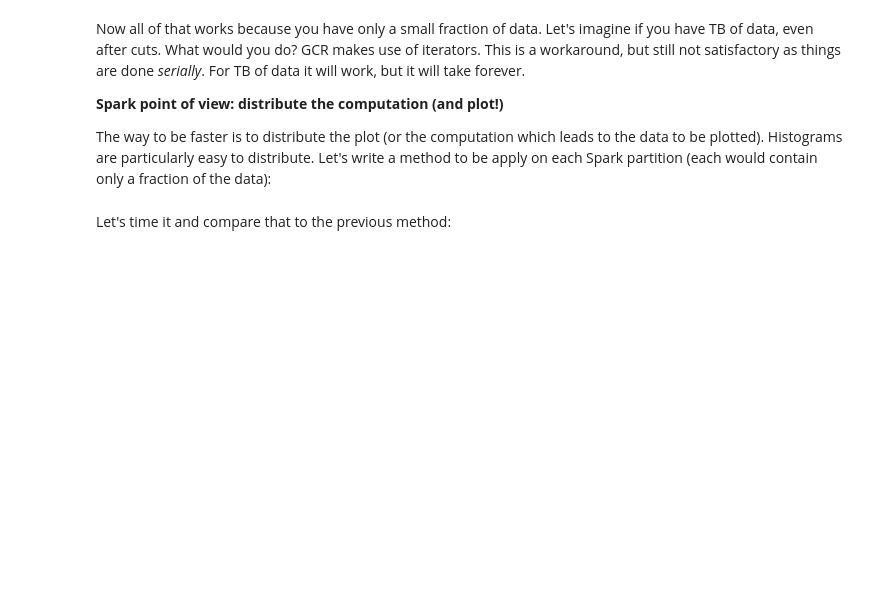
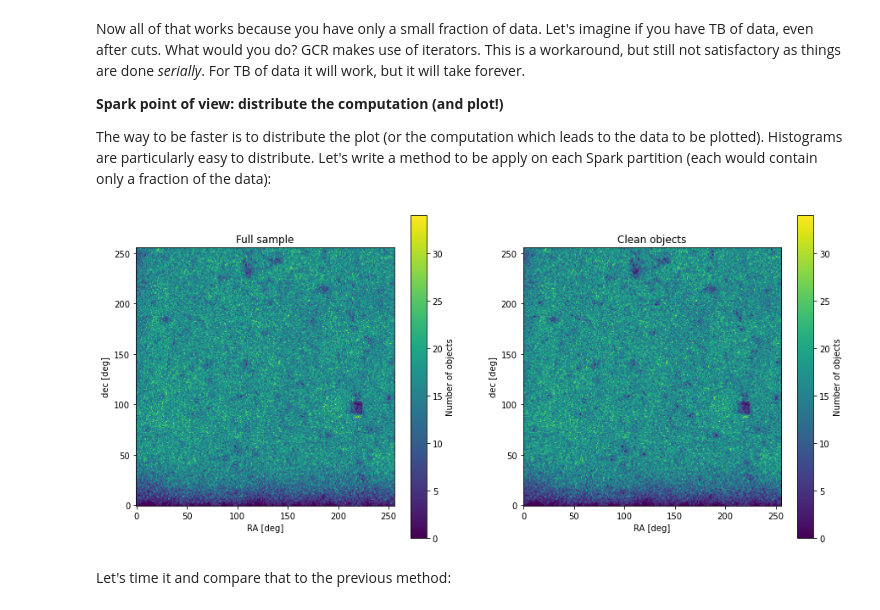
Before and after one commit to sylvielsstfr/MyDC2work, a Jupyter notebook: spark/object_spark_1_intro_Run2.2i.ipynb, the cells around one changed output. Cells and saved outputs as stored; diff of their text form; code cells hidden in the pictures; blank space fills up the shorter version.

```diff
--- a/spark/object_spark_1_intro_Run2.2i.ipynb
+++ b/spark/object_spark_1_intro_Run2.2i.ipynb
@@ -368,38 +477,40 @@ def hist2d(partition, nbins=256, xyrange=None):
     # Unwrap the iterator
     radec = [*partition]
 
-    #if len(radec) == 0:
-    #    yield [0, 0]
+    if len(radec) == 0:
+        yield [0, 0]
 
 
     ra, dec = np.transpose(radec)
 
     (counts, xedges, yedges, Image) = plt.hist2d(
         ra, dec, nbins,
         range=xyrange)
 
     yield counts
 
 # Min/Max values - just to make a nice plot
 xyrange = [[np.min(xe), np.max(xe)], [np.min(ye), np.max(ye)]]
 
 plt.figure(figsize=(15, 7))
 for index, dataframe in enumerate([df_full, df_cut]):
     plt.subplot(121 + index)
     # This is the crucial part - build the plot data in parallel!
     im = dataframe\
         .rdd\
         .mapPartitions(lambda partition: hist2d(partition, 256, xyrange))\
         .reduce(lambda x, y: x+y)
 
     plt.imshow(im.T, origin='lower', aspect='equal');
     plt.xlabel('RA [deg]');
     plt.ylabel('dec [deg]');
     if index == 0:
         plt.title('Full sample');
     else:
         plt.title('Clean objects');
     plt.colorbar(label='Number of objects');
+# %% [output]
+[figure, added]
 # %% [markdown]
 Let's time it and compare that to the previous method:
 # %%
```
Also changed, not shown: parts of 24 cells of this notebook, 1 other file.
